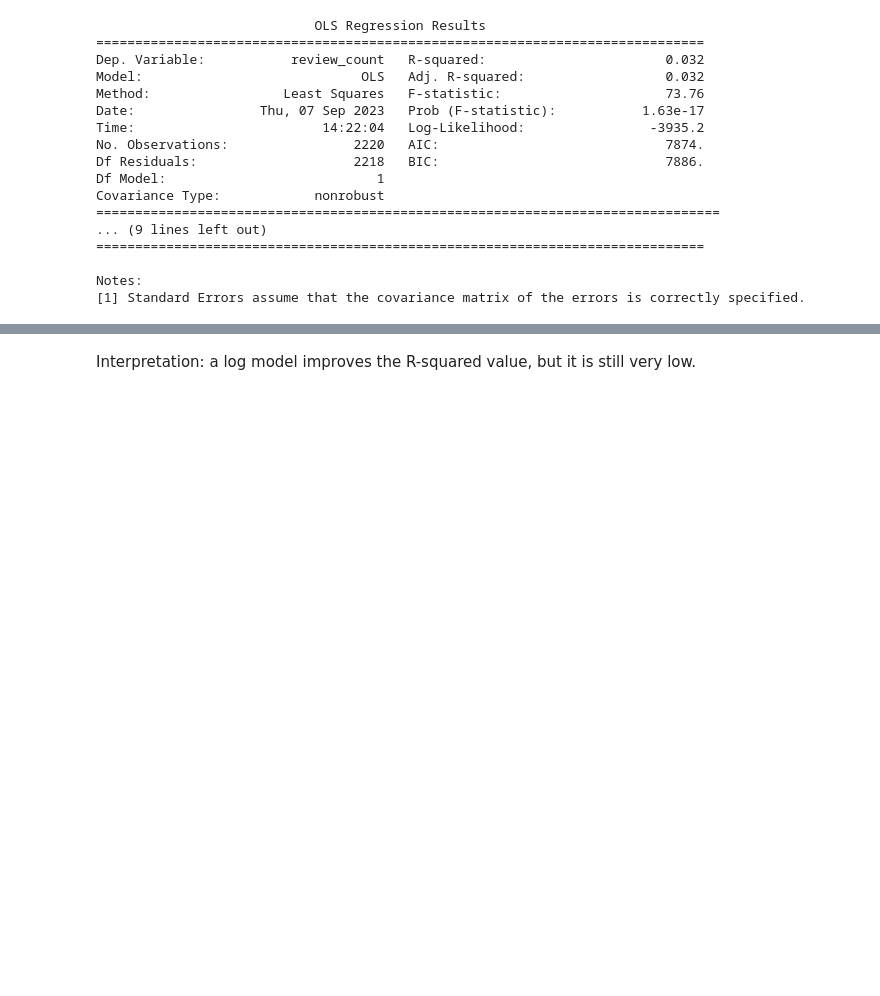
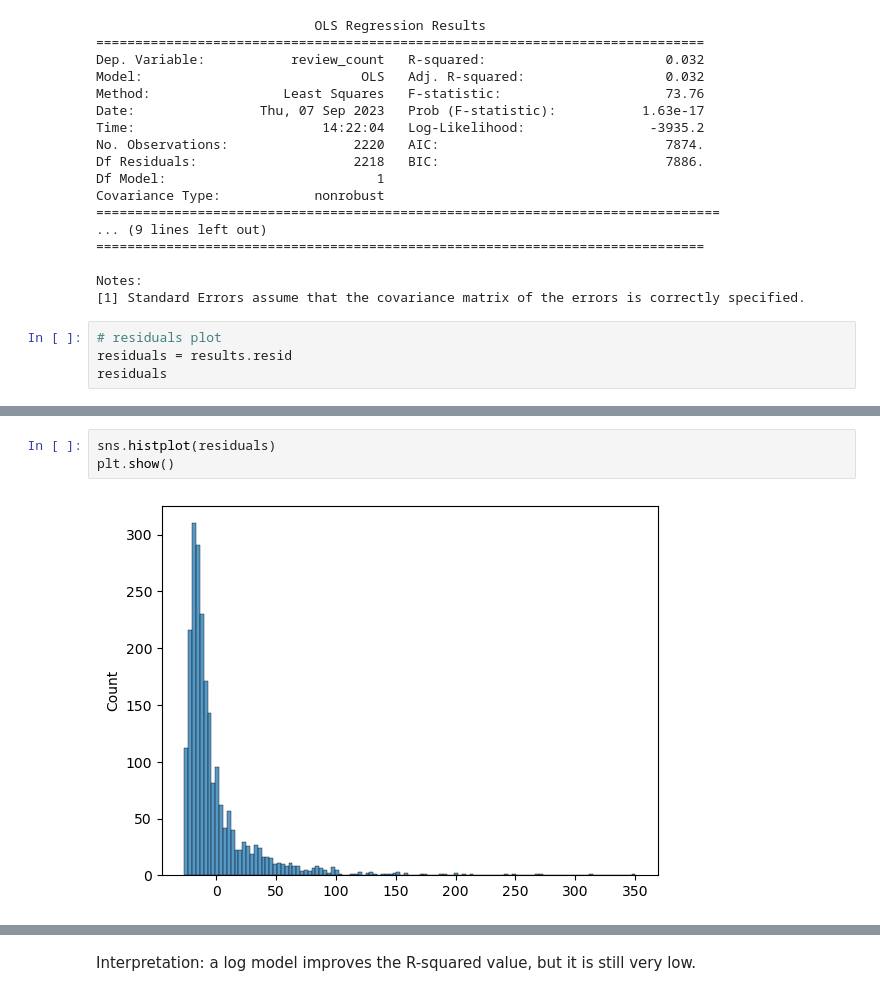
Before and after one commit to madiwiebe/lhl_statistical_modeling_project, a Jupyter notebook: notebooks/model_building.ipynb, the cells around one changed output, grey strips where cells are left out. Cells and saved outputs as stored; diff of their text form; blank space fills up the shorter version.

```diff
--- a/notebooks/model_building.ipynb
+++ b/notebooks/model_building.ipynb
@@ -165,3 +166,7 @@ Covariance Type:            nonrobust
 
 Notes:
 [1] Standard Errors assume that the covariance matrix of the errors is correctly specified.
+# %%
+# residuals plot
+residuals = results.resid
+residuals
@@ -167,0 +186,5 @@ Notes:
+# %%
+sns.histplot(residuals)
+plt.show()
+# %% [output]
+[figure, added]
```
Also changed, not shown: parts of 3 cells of this notebook, 2 other files.
